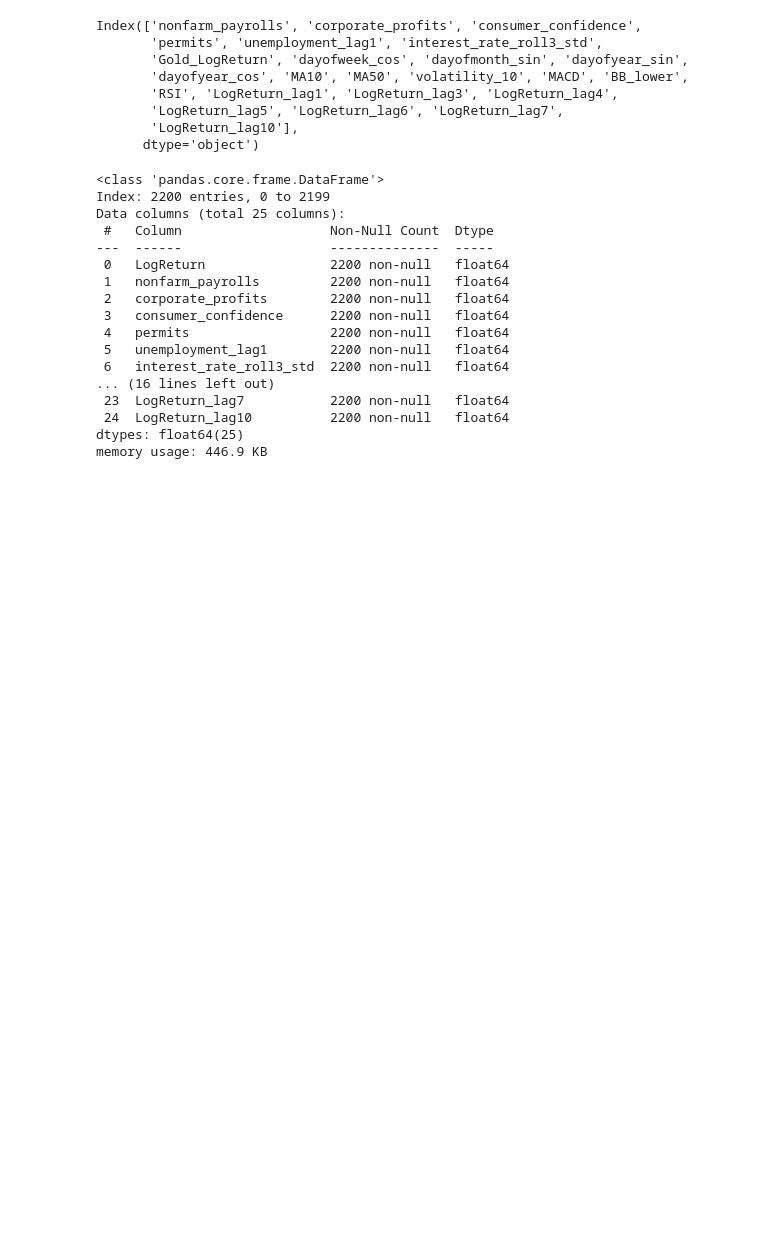
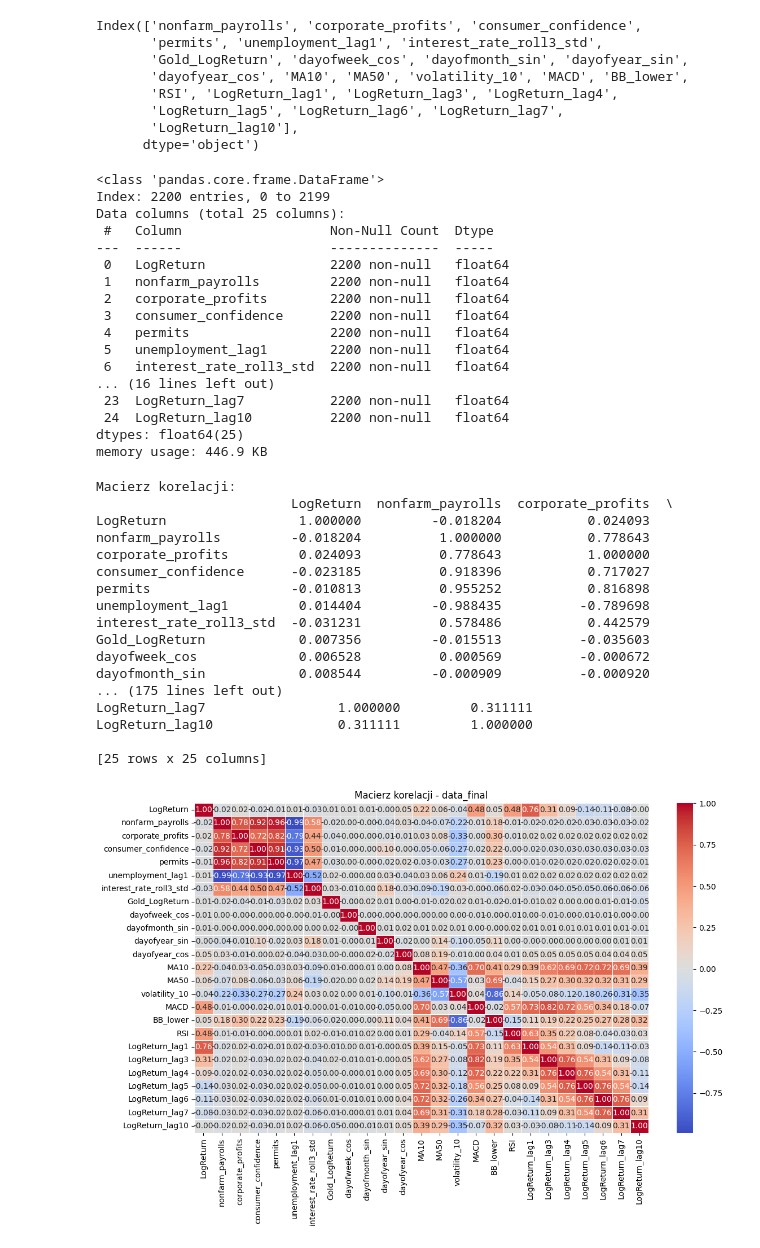
Before and after one commit to Oskar7L/Konferencja, a Jupyter notebook: model1.ipynb, the cells around one changed output. Cells and saved outputs as stored; diff of their text form; code cells hidden in the pictures; blank space fills up the shorter version.

```diff
--- a/model1.ipynb
+++ b/model1.ipynb
@@ -306,5 +401,40 @@ Data columns (total 25 columns):
  24  LogReturn_lag10          2200 non-null   float64
 dtypes: float64(25)
 memory usage: 446.9 KB
+# %%
+correlation_matrix = data_final.corr(numeric_only=True)
+
+# 3. Wyświetlenie macierzy korelacji
+print("\nMacierz korelacji:")
+print(correlation_matrix)
+
+# 4. Opcjonalnie: heatmapa korelacji
+import seaborn as sns
+import matplotlib.pyplot as plt
+
+plt.figure(figsize=(12, 8))
+sns.heatmap(correlation_matrix, annot=True, cmap='coolwarm', fmt=".2f", linewidths=0.5)
+plt.title("Macierz korelacji - data_final")
+plt.tight_layout()
+plt.show()
+# %% [output]
+Macierz korelacji:
+                         LogReturn  nonfarm_payrolls  corporate_profits  \
+LogReturn                 1.000000         -0.018204           0.024093
+nonfarm_payrolls         -0.018204          1.000000           0.778643
+corporate_profits         0.024093          0.778643           1.000000
+consumer_confidence      -0.023185          0.918396           0.717027
+permits                  -0.010813          0.955252           0.816898
+unemployment_lag1         0.014404         -0.988435          -0.789698
+interest_rate_roll3_std  -0.031231          0.578486           0.442579
+Gold_LogReturn            0.007356         -0.015513          -0.035603
+dayofweek_cos             0.006528          0.000569          -0.000672
+dayofmonth_sin            0.008544         -0.000909          -0.000920
+... (175 lines left out)
+LogReturn_lag7                 1.000000         0.311111
+LogReturn_lag10                0.311111         1.000000
+
+[25 rows x 25 columns]
+[figure, added]
 # %%
 data_final.to_csv("data_final.csv",index=False)
```
Also changed, not shown: parts of 4 cells of this notebook, 8 other files.
